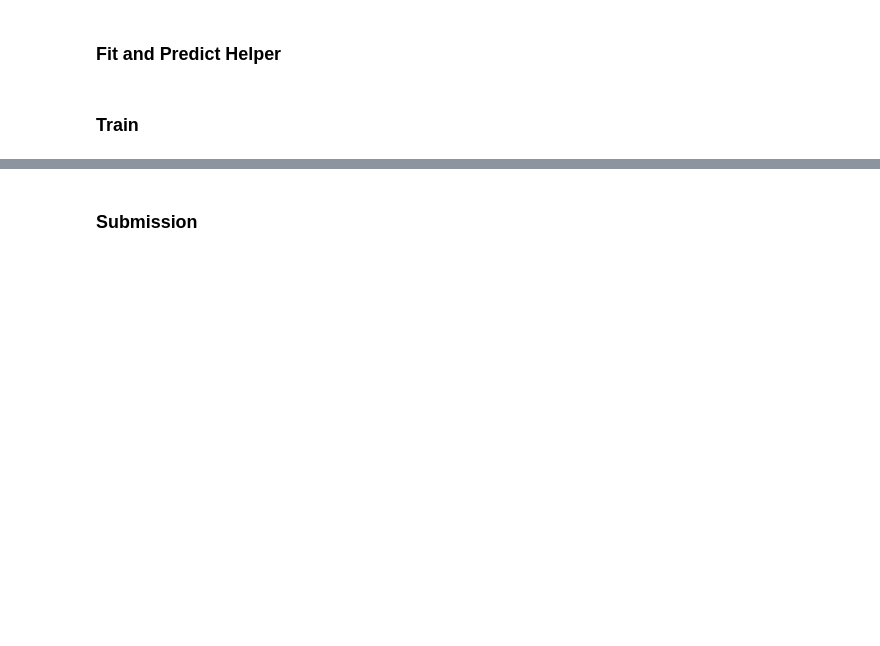
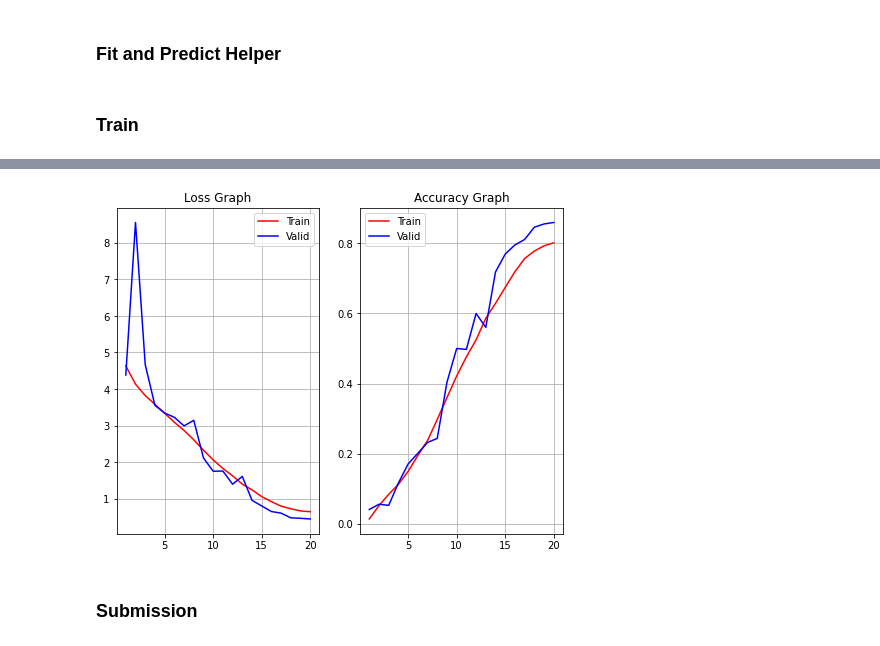
Before and after one commit to pcs-work/Kaggle-Notebooks, a Jupyter notebook: fgvc9/fgvc9-r50-full-a512-oclr.ipynb, the cells around one changed output, grey strips where cells are left out. Cells and saved outputs as stored; diff of their text form; code cells hidden in the pictures; blank space fills up the shorter version.

Commit message:
Kaggle Notebook | FGVC9 - (R50, Full, A512, OCLR) | Version 4

```diff
--- a/fgvc9/fgvc9-r50-full-a512-oclr.ipynb
+++ b/fgvc9/fgvc9-r50-full-a512-oclr.ipynb
@@ -212,9 +214,9 @@ def fit(model=None,
         if epochLoss["valid"] < bestLoss["valid"]:
             bestLoss = epochLoss
             BLE = e + 1
-            torch.save({"model_state_dict"     : model.state_dict(),
-                        "optim_state_dict"     : optimizer.state_dict(),
-                        "scheduler_state_dict" : scheduler.state_dict()},
+            torch.save({"model_state_dict" : model.state_dict(),
+                        "optim_state_dict" : optimizer.state_dict(),
+                        "sched_state_dict" : scheduler.state_dict()},
                         os.path.join(save_path, name))
 
         if epochAccs["valid"] > bestAccs["valid"]:
@@ -256,48 +258,49 @@ Train Accs: {:.5f} | Valid Accs: {:.5f} | Time: {:.2f} seconds".format(e+1,
 # %% [markdown]
 ### **Train**
 # %%
-# train_df = pd.read_csv("../input/sorghum-id-fgvc-9/train_cultivar_mapping.csv")
-# train_df = train_df.drop(index=train_df.index[train_df.image == ".DS_Store"])
+train_df = pd.read_csv("../input/sorghum-id-fgvc-9/train_cultivar_mapping.csv")
+train_df = train_df.drop(index=train_df.index[train_df.image == ".DS_Store"])
 
-# filenames = train_df.image.copy().values
-# labels = train_df.cultivar.copy().values
-# labels = le.fit_transform(labels)
+filenames = train_df.image.copy().values
+labels = train_df.cultivar.copy().values
+labels = le.fit_transform(labels)
 # %%
-# for tr_idx, va_idx in StratifiedKFold(n_splits=cfg.n_splits, random_state=cfg.seed, shuffle=True).split(filenames, labels):
-#     break
+for tr_idx, va_idx in StratifiedKFold(n_splits=cfg.n_splits, random_state=cfg.seed, shuffle=True).split(filenames, labels):
+    break
 
-# tr_filenames, va_filenames, tr_labels, va_labels = filenames[tr_idx], filenames[va_idx], labels[tr_idx], labels[va_idx]
+tr_filenames, va_filenames, tr_labels, va_labels = filenames[tr_idx], filenames[va_idx], labels[tr_idx], labels[va_idx]
 
-# tr_data_setup = DS(cfg.train_base_path, tr_filenames, cfg.train_transform, tr_labels.reshape(-1, 1))
-# va_data_setup = DS(cfg.train_base_path, va_filenames, cfg.valid_transform, va_labels.reshape(-1, 1))
+tr_data_setup = DS(cfg.train_base_path, tr_filenames, cfg.train_transform, tr_labels.reshape(-1, 1))
+va_data_setup = DS(cfg.train_base_path, va_filenames, cfg.valid_transform, va_labels.reshape(-1, 1))
 
-# dataloaders = {
-#     "train" : DL(tr_data_setup, batch_size=cfg.batch_size, shuffle=True, generator=torch.manual_seed(cfg.seed)),
-#     "valid" : DL(va_data_setup, batch_size=cfg.batch_size, shuffle=False),
-# }
+dataloaders = {
+    "train" : DL(tr_data_setup, batch_size=cfg.batch_size, shuffle=True, generator=torch.manual_seed(cfg.seed)),
+    "valid" : DL(va_data_setup, batch_size=cfg.batch_size, shuffle=False),
+}
 
-# cfg = CFG(epochs=15, batch_size=20, steps_per_epoch=len(dataloaders["train"]))
+cfg = CFG(epochs=20, batch_size=20, steps_per_epoch=len(dataloaders["train"]))
 
-# torch.manual_seed(cfg.seed)
-# model = MyResnet().to(cfg.device)
-# optimizer = optim.Adam([p for p in model.parameters() if p.requires_grad], lr=cfg.lr, weight_decay=cfg.wd)
-# scheduler = optim.lr_scheduler.OneCycleLR(optimizer=optimizer,
-#                                           max_lr=cfg.max_lr,
-#                                           epochs=cfg.epochs,
-#                                           steps_per_epoch=cfg.steps_per_epoch,
-#                                           pct_start=cfg.pct_start,
-#                                           div_factor=cfg.div_factor,
-#                                           final_div_factor=cfg.final_div_factor)
+torch.manual_seed(cfg.seed)
+model = MyResnet().to(cfg.device)
+optimizer = optim.Adam([p for p in model.parameters() if p.requires_grad], lr=cfg.lr, weight_decay=cfg.wd)
+scheduler = optim.lr_scheduler.OneCycleLR(optimizer=optimizer,
+                                          max_lr=cfg.max_lr,
+                                          epochs=cfg.epochs,
+                                          steps_per_epoch=cfg.steps_per_epoch,
+                                          pct_start=cfg.pct_start,
+                                          div_factor=cfg.div_factor,
+                                          final_div_factor=cfg.final_div_factor)
 
-# L, A, LRs, BLE, BAE, name = fit(model=model,
-#                                 optimizer=optimizer,
-#                                 scheduler=scheduler,
-#                                 epochs=cfg.epochs,
-#                                 early_stopping_patience=cfg.early_stopping,
-#                                 dataloaders=dataloaders,
-#                                 save_path=cfg.save_path,
-#                                 device=cfg.device,
-#                                 verbose=True)
+L, A, LRs, BLE, BAE, name = fit(model=model,
+                                optimizer=optimizer,
+                                scheduler=scheduler,
+                                epochs=cfg.epochs,
+                                early_stopping_patience=cfg.early_stopping,
+                                dataloaders=dataloaders,
+                                save_path=cfg.save_path,
+                                device=cfg.device,
+                                verbose=True)
 
-# breaker()
-# show_graphs(L, A)
+breaker()
+show_graphs(L, A)
+# %% [output]
@@ -304,3 +324,4 @@ Train Accs: {:.5f} | Valid Accs: {:.5f} | Time: {:.2f} seconds".format(e+1,
+[figure, added]
 # %% [markdown]
 ### **Submission**
 # %%
```
Also changed, not shown: parts of 3 cells of this notebook.
